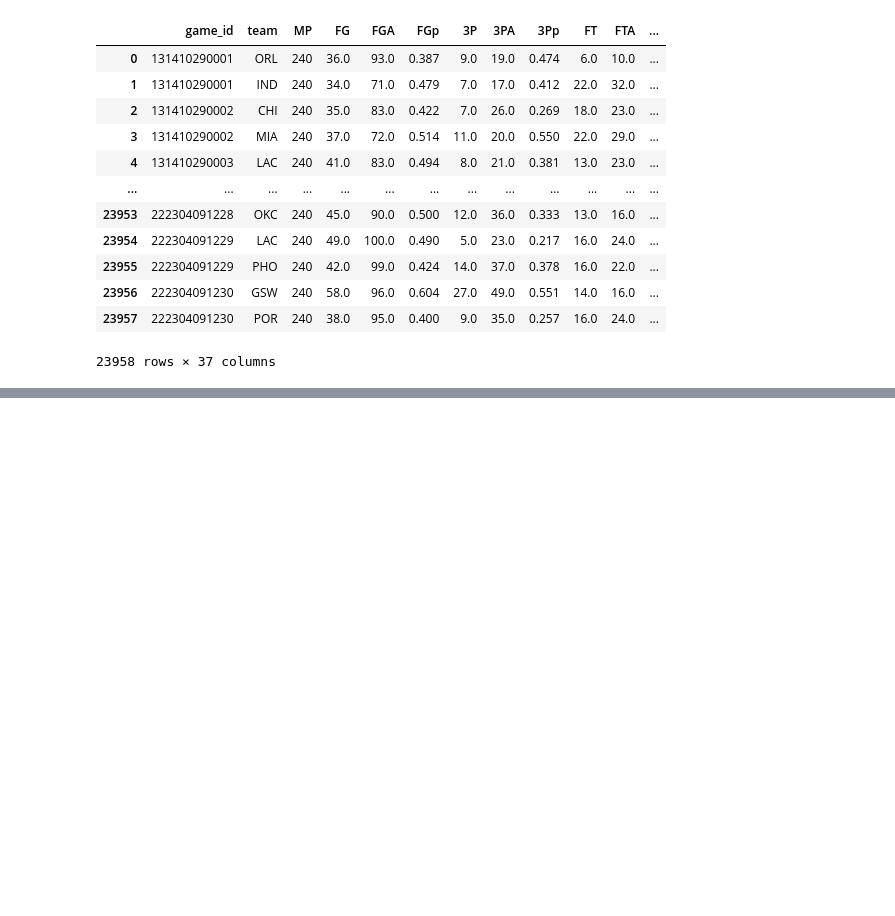
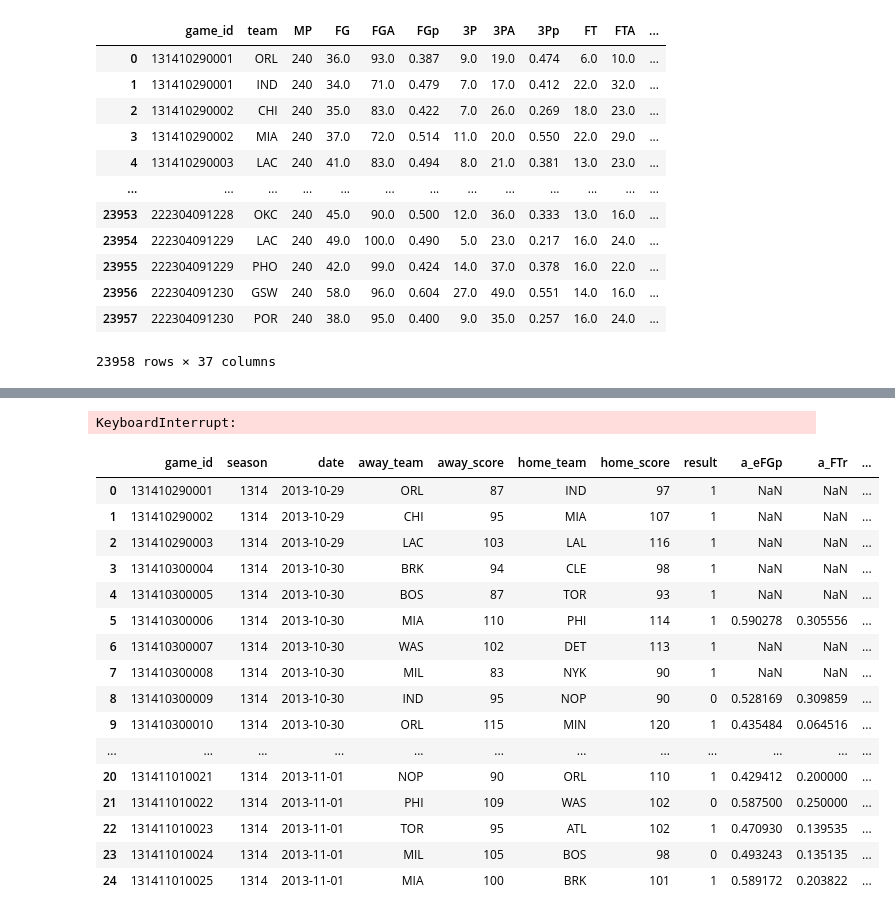
Before and after one commit to luke-lite/NBA-Prediction-Modeling, a Jupyter notebook: team-aggregation.ipynb, the cells around one changed output, grey strips where cells are left out. Cells and saved outputs as stored; diff of their text form; code cells hidden in the pictures; blank space fills up the shorter version.

```diff
--- a/team-aggregation.ipynb
+++ b/team-aggregation.ipynb
@@ -64,4 +64,5 @@ team_stats
 gid = 222304091230
 away_team = 'GSW'
 date = '2023-04-09'
+game_ids = list(team_stats['game_id'].unique())
 # %%
@@ -201,0 +193,60 @@ away_4F_df['eFGp'].mean()
+# %%
+for game_id in game_ids:
+
+    date = game_info[game_info['game_id'] == game_id]['date'].values[0]
+    away_team = game_info[game_info['game_id'] == game_id]['away_team'].values[0]
+    home_team = game_info[game_info['game_id'] == game_id]['home_team'].values[0]
+
+    away_gid_query = create_gid_query(game_id = game_id, date=date, team='away')
+
+    away_gid_query_df = pd.read_sql(away_gid_query, con=conn)
+    away_4F_df = away_gid_query_df.merge(team_stats[['game_id', 'team', 'FG', 'FGA', 'FT', 'FTA', '3P', 'ORBp', 'TOV']])
+    away_4F_df = away_4F_df[away_4F_df['team'] == away_team].reset_index(drop=True)
+
+    eFGp = (away_4F_df['FG'].mean() + (0.5 * away_4F_df['3P'].mean())) / away_4F_df['FGA'].mean()
+    FTr = away_4F_df['FT'].mean() / away_4F_df['FGA'].mean()
+    ORBp = away_4F_df['ORBp'].mean()
+    TOVp = away_4F_df['TOV'].mean() / (away_4F_df['FGA'].mean() + (0.44*away_4F_df['FTA'].mean()) + away_4F_df['TOV'].mean())
+# %% [output]
+KeyboardInterrupt:
+# %%
+four_factor_columns = list(game_info.columns) + ['a_eFGp', 'a_FTr', 'a_ORBp', 'a_TOVp', 'h_eFGp', 'h_FTr', 'h_ORBp', 'h_TOVp']
+four_factor_df = pd.DataFrame(columns=four_factor_columns)
+
+for game_id in game_ids:
+
+    date = game_info[game_info['game_id'] == game_id]['date'].values[0]
+    away_team = game_info[game_info['game_id'] == game_id]['away_team'].values[0]
+    home_team = game_info[game_info['game_id'] == game_id]['home_team'].values[0]
+
+    away_gid_query = create_gid_query(game_id = game_id, date=date, team='away')
+    away_stats = create_4F_df(query=away_gid_query, conn=conn, team_stats=team_stats, team='away')
+
+    home_gid_query = create_gid_query(game_id=game_id, date=date, team='home')
+    home_stats = create_4F_df(query=home_gid_query, conn=conn, team_stats=team_stats, team='home')
+
+    agg_stats = pd.concat([away_stats, home_stats], axis=1)
+    gid_info = game_info[game_info['game_id'] == game_id].reset_index(drop=True)
+
+    stats_4F = pd.concat([gid_info, agg_stats], axis=1)
+    four_factor_df = four_factor_df.append(stats_4F, ignore_index=True)
+# %%
+four_factor_df.head(25)
+# %% [output]
+|  | game_id | season | date | away_team | away_score | home_team | home_score | result | a_eFGp | a_FTr | ... |
+| 0 | 131410290001 | 1314 | 2013-10-29 | ORL | 87 | IND | 97 | 1 | NaN | NaN | ... |
+| 1 | 131410290002 | 1314 | 2013-10-29 | CHI | 95 | MIA | 107 | 1 | NaN | NaN | ... |
+| 2 | 131410290003 | 1314 | 2013-10-29 | LAC | 103 | LAL | 116 | 1 | NaN | NaN | ... |
+| 3 | 131410300004 | 1314 | 2013-10-30 | BRK | 94 | CLE | 98 | 1 | NaN | NaN | ... |
+| 4 | 131410300005 | 1314 | 2013-10-30 | BOS | 87 | TOR | 93 | 1 | NaN | NaN | ... |
+| 5 | 131410300006 | 1314 | 2013-10-30 | MIA | 110 | PHI | 114 | 1 | 0.590278 | 0.305556 | ... |
+| 6 | 131410300007 | 1314 | 2013-10-30 | WAS | 102 | DET | 113 | 1 | NaN | NaN | ... |
+| 7 | 131410300008 | 1314 | 2013-10-30 | MIL | 83 | NYK | 90 | 1 | NaN | NaN | ... |
+| 8 | 131410300009 | 1314 | 2013-10-30 | IND | 95 | NOP | 90 | 0 | 0.528169 | 0.309859 | ... |
+| 9 | 131410300010 | 1314 | 2013-10-30 | ORL | 115 | MIN | 120 | 1 | 0.435484 | 0.064516 | ... |
+| ... | ... | ... | ... | ... | ... | ... | ... | ... | ... | ... | ... |
+| 20 | 131411010021 | 1314 | 2013-11-01 | NOP | 90 | ORL | 110 | 1 | 0.429412 | 0.200000 | ... |
+| 21 | 131411010022 | 1314 | 2013-11-01 | PHI | 109 | WAS | 102 | 0 | 0.587500 | 0.250000 | ... |
+| 22 | 131411010023 | 1314 | 2013-11-01 | TOR | 95 | ATL | 102 | 1 | 0.470930 | 0.139535 | ... |
+| 23 | 131411010024 | 1314 | 2013-11-01 | MIL | 105 | BOS | 98 | 0 | 0.493243 | 0.135135 | ... |
+| 24 | 131411010025 | 1314 | 2013-11-01 | MIA | 100 | BRK | 101 | 1 | 0.589172 | 0.203822 | ... |
```
Also changed, not shown: parts of 17 cells of this notebook, 2 other files.
